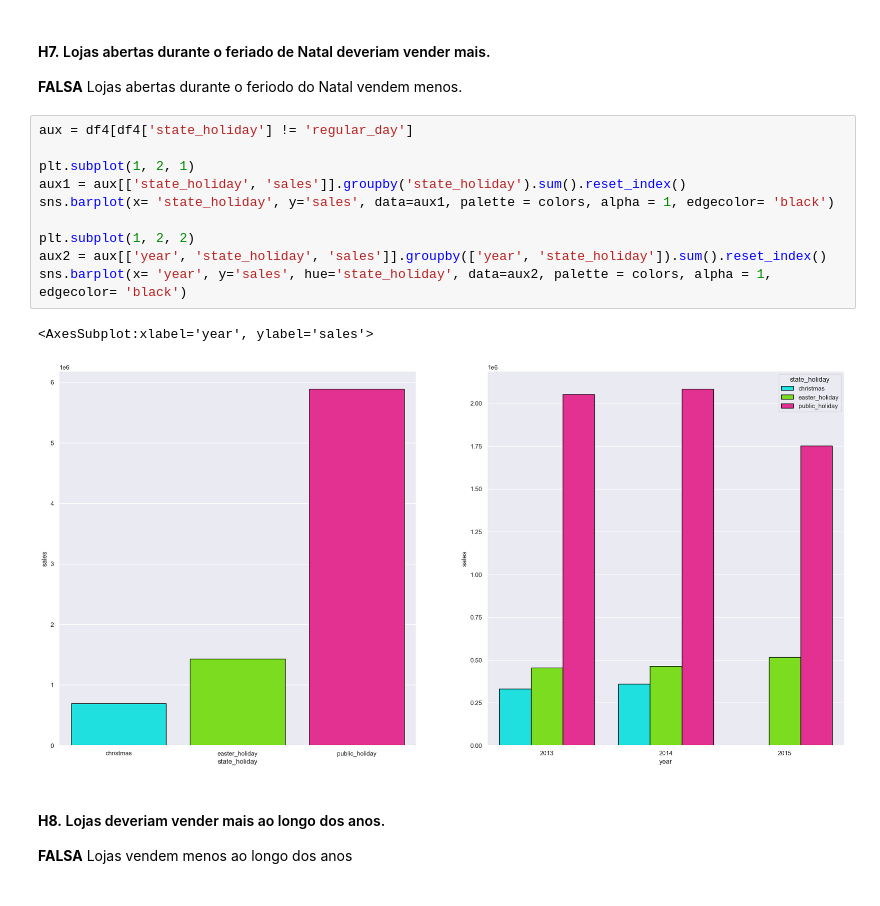
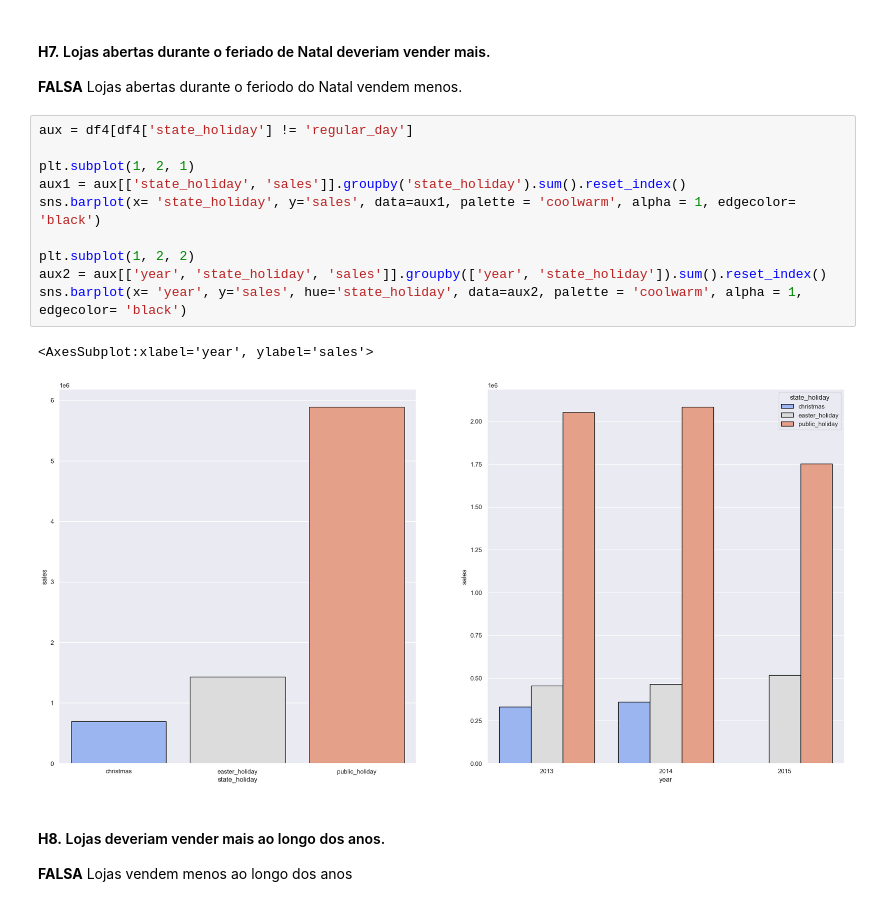
Before and after one commit to JoseEduardof93/Pharmacy-Sales-Forecast, a Jupyter notebook: notebooks/mod04_v01_forecast_project_eda.ipynb, the cells around one changed output. Cells and saved outputs as stored; diff of their text form.

```diff
--- a/notebooks/mod04_v01_forecast_project_eda.ipynb
+++ b/notebooks/mod04_v01_forecast_project_eda.ipynb
@@ -524,16 +528,16 @@ ax.legend(labels=['Tradicional & Extendida', 'Extendida'])
 # %%
 aux = df4[df4['state_holiday'] != 'regular_day']
 
 plt.subplot(1, 2, 1)
 aux1 = aux[['state_holiday', 'sales']].groupby('state_holiday').sum().reset_index()
-sns.barplot(x= 'state_holiday', y='sales', data=aux1, palette = colors, alpha = 1, edgecolor= 'black')
+sns.barplot(x= 'state_holiday', y='sales', data=aux1, palette = 'coolwarm', alpha = 1, edgecolor= 'black')
 
 plt.subplot(1, 2, 2)
 aux2 = aux[['year', 'state_holiday', 'sales']].groupby(['year', 'state_holiday']).sum().reset_index()
-sns.barplot(x= 'year', y='sales', hue='state_holiday', data=aux2, palette = colors, alpha = 1, edgecolor= 'black')
+sns.barplot(x= 'year', y='sales', hue='state_holiday', data=aux2, palette = 'coolwarm', alpha = 1, edgecolor= 'black')
 # %% [output]
 <AxesSubplot:xlabel='year', ylabel='sales'>
-[figure, old version]
+[figure, new version]
 # %% [markdown]
 #### **H8.** Lojas deveriam vender mais ao longo dos anos.
 **FALSA** Lojas vendem menos ao longo dos anos
```
Also changed, not shown: parts of 29 cells of this notebook.
